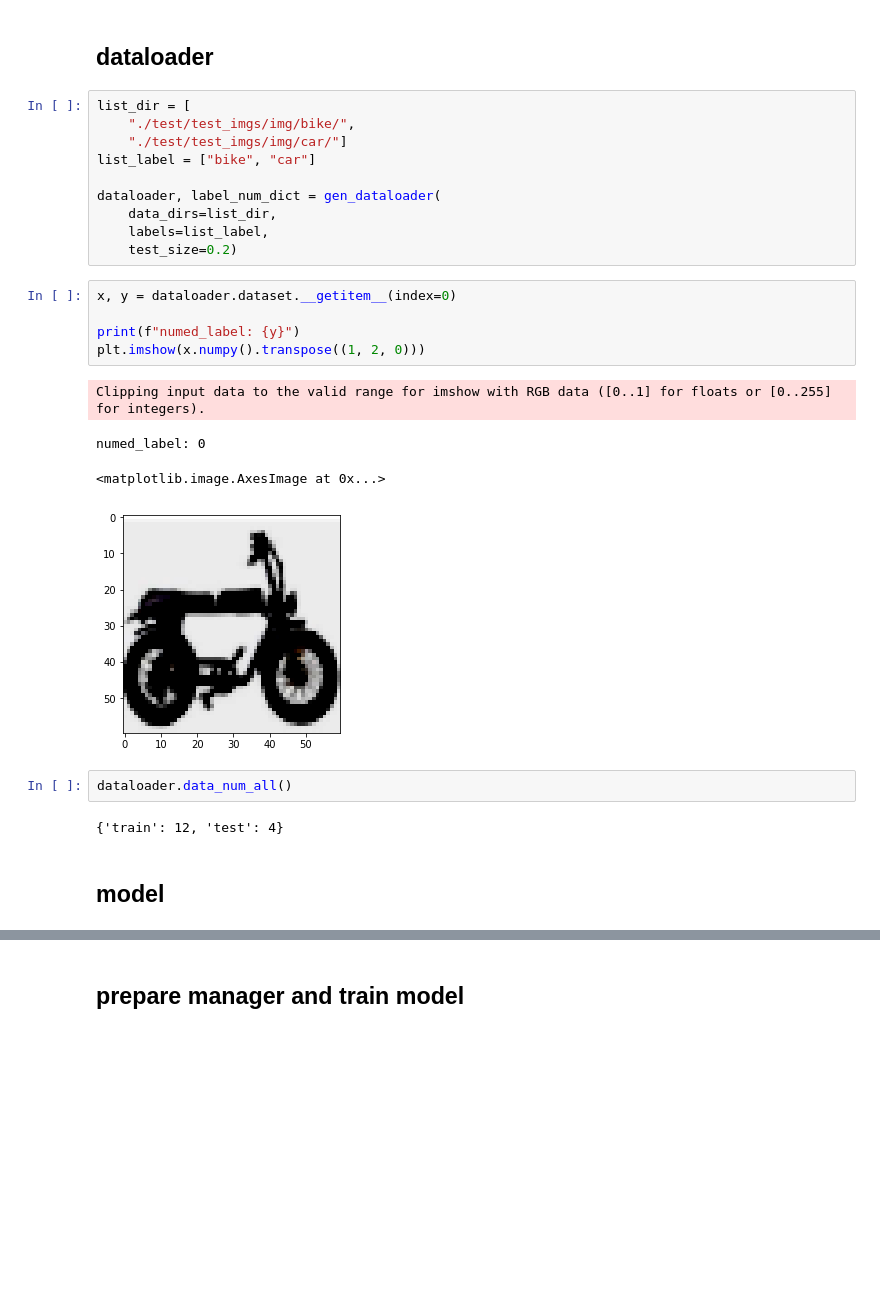
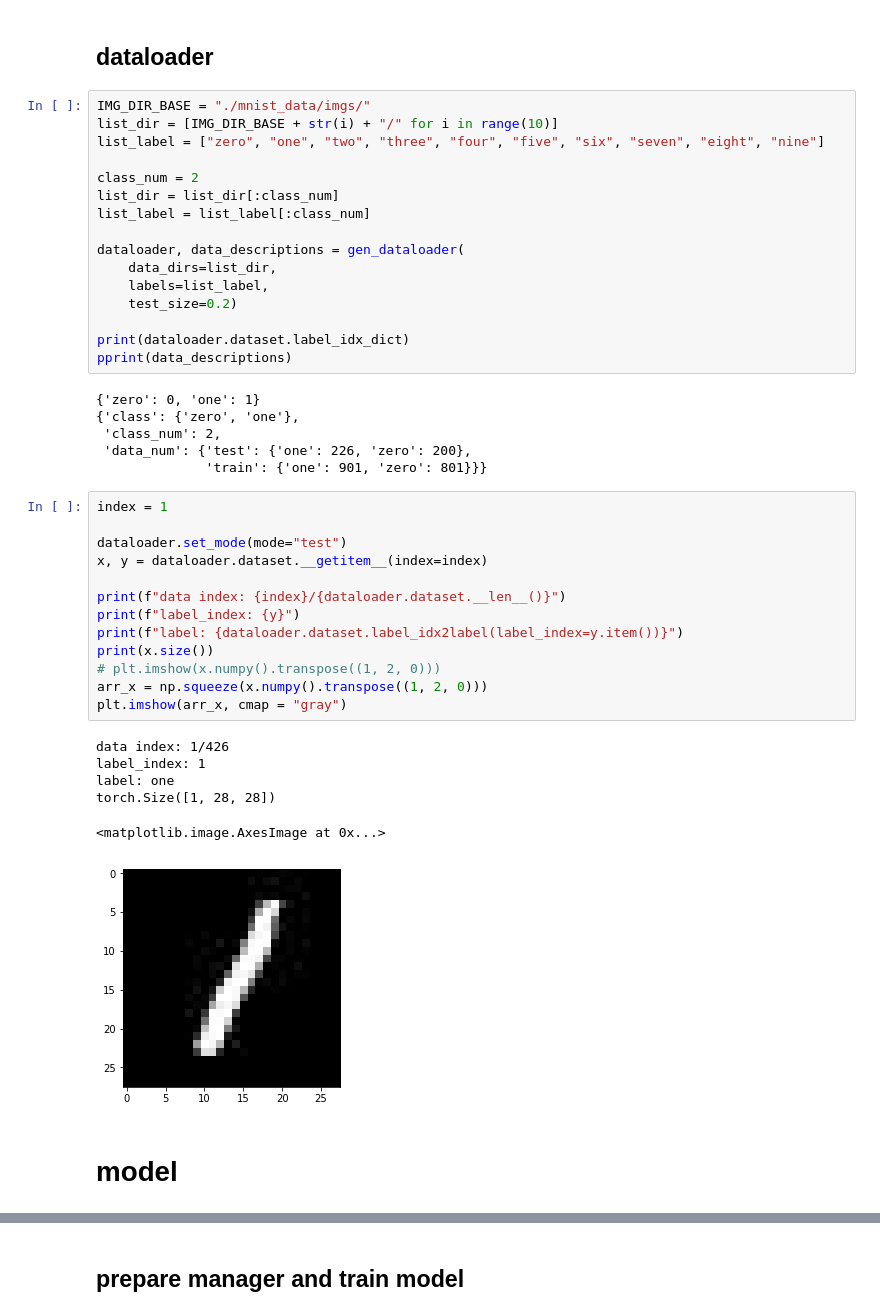
Before and after one commit to sari-rev00/pytorch_image_classifier, a Jupyter notebook: usage.ipynb, the cells around one changed output, grey strips where cells are left out. Cells and saved outputs as stored; diff of their text form; blank space fills up the shorter version.

```diff
--- a/usage.ipynb
+++ b/usage.ipynb
@@ -9,30 +13,48 @@ from models.cnn import LW60
 from config.config import TransformParam, ConfDataloader
 # %% [markdown]
 ## dataloader
-# %%
-list_dir = [
-    "./test/test_imgs/img/bike/",
-    "./test/test_imgs/img/car/"]
-list_label = ["bike", "car"]
-
-dataloader, label_num_dict = gen_dataloader(
-    data_dirs=list_dir,
-    labels=list_label,
-    test_size=0.2)
-# %%
-x, y = dataloader.dataset.__getitem__(index=0)
-
-print(f"numed_label: {y}")
-plt.imshow(x.numpy().transpose((1, 2, 0)))
-# %% [output]
-Clipping input data to the valid range for imshow with RGB data ([0..1] for floats or [0..255] for integers).
-numed_label: 0
-<matplotlib.image.AxesImage at 0x...>
-[figure, removed]
-# %%
-dataloader.data_num_all()
-# %% [output]
-{'train': 12, 'test': 4}
+# %%
+IMG_DIR_BASE = "./mnist_data/imgs/"
+list_dir = [IMG_DIR_BASE + str(i) + "/" for i in range(10)]
+list_label = ["zero", "one", "two", "three", "four", "five", "six", "seven", "eight", "nine"]
+
+class_num = 2
+list_dir = list_dir[:class_num]
+list_label = list_label[:class_num]
+
+dataloader, data_descriptions = gen_dataloader(
+    data_dirs=list_dir,
+    labels=list_label,
+    test_size=0.2)
+
+print(dataloader.dataset.label_idx_dict)
+pprint(data_descriptions)
+# %% [output]
+{'zero': 0, 'one': 1}
+{'class': {'zero', 'one'},
+ 'class_num': 2,
+ 'data_num': {'test': {'one': 226, 'zero': 200},
+              'train': {'one': 901, 'zero': 801}}}
+# %%
+index = 1
+
+dataloader.set_mode(mode="test")
+x, y = dataloader.dataset.__getitem__(index=index)
+
+print(f"data index: {index}/{dataloader.dataset.__len__()}")
+print(f"label_index: {y}")
+print(f"label: {dataloader.dataset.label_idx2label(label_index=y.item())}")
+print(x.size())
+# plt.imshow(x.numpy().transpose((1, 2, 0)))
+arr_x = np.squeeze(x.numpy().transpose((1, 2, 0)))
+plt.imshow(arr_x, cmap = "gray")
+# %% [output]
+data index: 1/426
+label_index: 1
+label: one
+torch.Size([1, 28, 28])
+<matplotlib.image.AxesImage at 0x...>
+[figure, added]
 # %% [markdown]
-## model
+# model
 # %%
```
Also changed, not shown: parts of 12 cells of this notebook, 14 other files.
